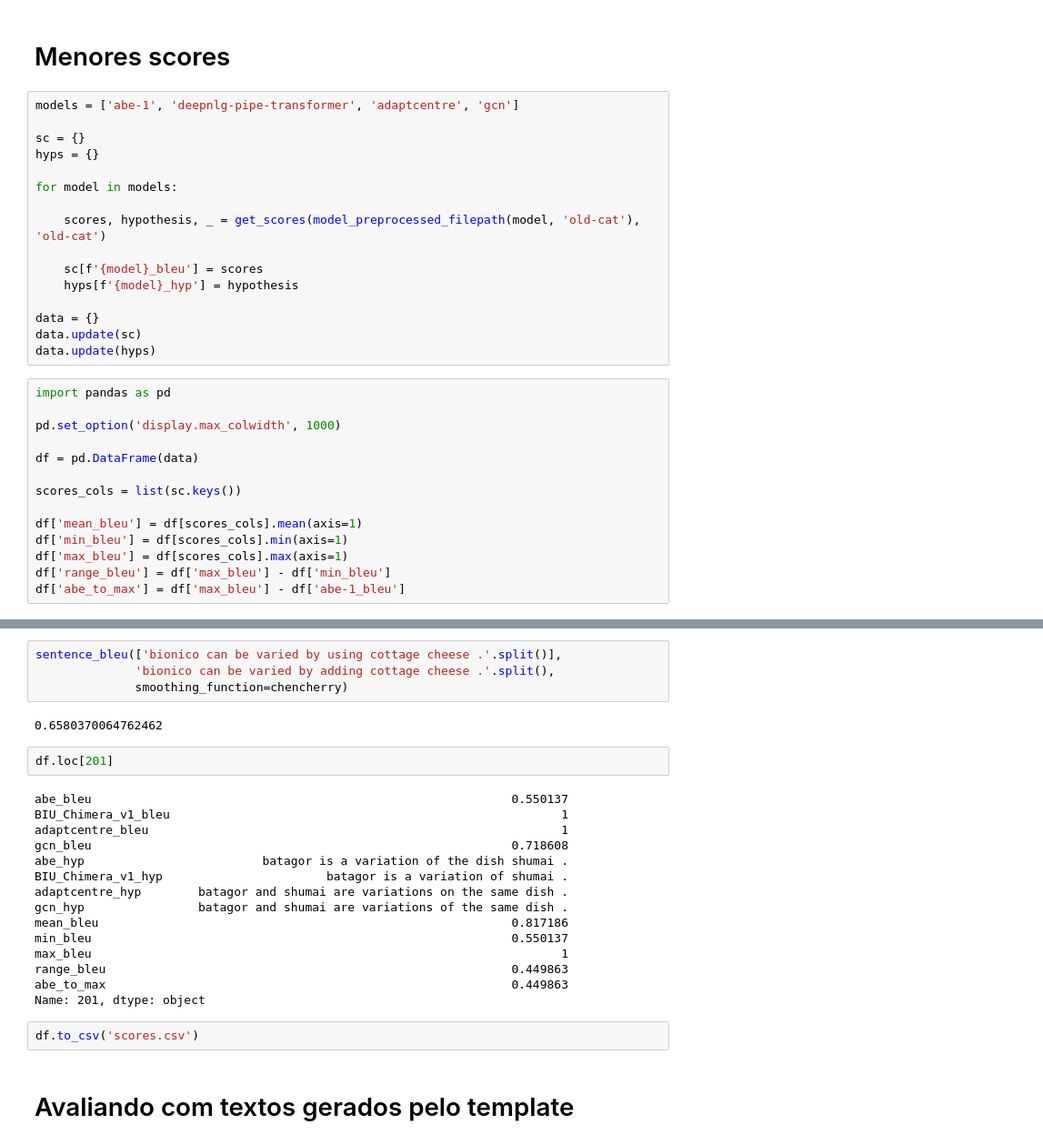
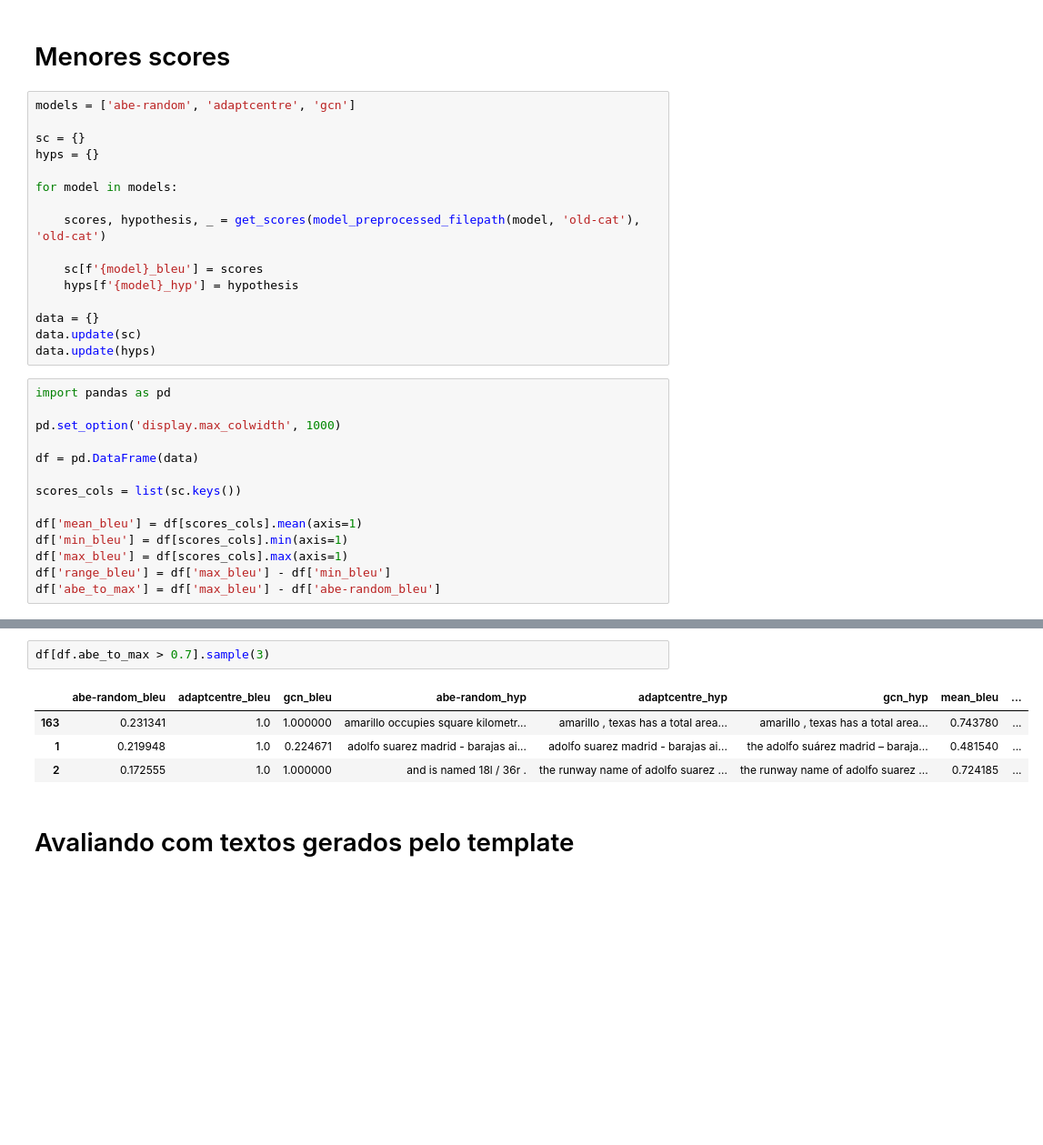
Before and after one commit to abevieiramota/masters, a Jupyter notebook: notebook/00 - Sentence level evaluation.ipynb, the cells around one changed output, grey strips where cells are left out. Shown at 91% size. Drawn from its saved outputs; the diff is of its cells as text; blank space fills up the shorter version.

```diff
--- a/notebook/00 - Sentence level evaluation.ipynb
+++ b/notebook/00 - Sentence level evaluation.ipynb
@@ -84,7 +84,7 @@ plot_all_models_hist_bleu('new-cat')
 # %% [markdown]
 # Menores scores
 # %%
-models = ['abe-1', 'deepnlg-pipe-transformer', 'adaptcentre', 'gcn']
+models = ['abe-random', 'adaptcentre', 'gcn']
 
 sc = {}
 hyps = {}
@@ -112,7 +112,7 @@ df['mean_bleu'] = df[scores_cols].mean(axis=1)
 df['min_bleu'] = df[scores_cols].min(axis=1)
 df['max_bleu'] = df[scores_cols].max(axis=1)
 df['range_bleu'] = df['max_bleu'] - df['min_bleu']
-df['abe_to_max'] = df['max_bleu'] - df['abe-1_bleu']
+df['abe_to_max'] = df['max_bleu'] - df['abe-random_bleu']
 # %%
 df.sample().T
 # %% [output]
@@ -133,28 +131,10 @@ df.sample().T
-# %%
-sentence_bleu(['bionico can be varied by using cottage cheese .'.split()],
-              'bionico can be varied by adding cottage cheese .'.split(),
-              smoothing_function=chencherry)
-# %% [output]
-0.6580370064762462
-# %%
-df.loc[201]
-# %% [output]
-abe_bleu                                                           0.550137
-BIU_Chimera_v1_bleu                                                       1
-adaptcentre_bleu                                                          1
-gcn_bleu                                                           0.718608
-abe_hyp                         batagor is a variation of the dish shumai .
-BIU_Chimera_v1_hyp                       batagor is a variation of shumai .
-adaptcentre_hyp        batagor and shumai are variations on the same dish .
-gcn_hyp                batagor and shumai are variations of the same dish .
-mean_bleu                                                          0.817186
-min_bleu                                                           0.550137
-max_bleu                                                                  1
-range_bleu                                                         0.449863
-abe_to_max                                                         0.449863
-Name: 201, dtype: object
-# %%
-df.to_csv('scores.csv')
+# %%
+df[df.abe_to_max > 0.7].sample(3)
+# %% [output]
+|  | abe-random_bleu | adaptcentre_bleu | gcn_bleu | abe-random_hyp | adaptcentre_hyp | gcn_hyp | mean_bleu | ... |
+| 163 | 0.231341 | 1.0 | 1.000000 | amarillo occupies square kilometr... | amarillo , texas has a total area... | amarillo , texas has a total area... | 0.743780 | ... |
+| 1 | 0.219948 | 1.0 | 0.224671 | adolfo suarez madrid - barajas ai... | adolfo suarez madrid - barajas ai... | the adolfo suárez madrid – baraja... | 0.481540 | ... |
+| 2 | 0.172555 | 1.0 | 1.000000 | and is named 18l / 36r . | the runway name of adolfo suarez ... | the runway name of adolfo suarez ... | 0.724185 | ... |
 # %% [markdown]
 # Avaliando com textos gerados pelo template
 # %%
```
Also changed, not shown: parts of 2 cells of this notebook, 6 other files.
